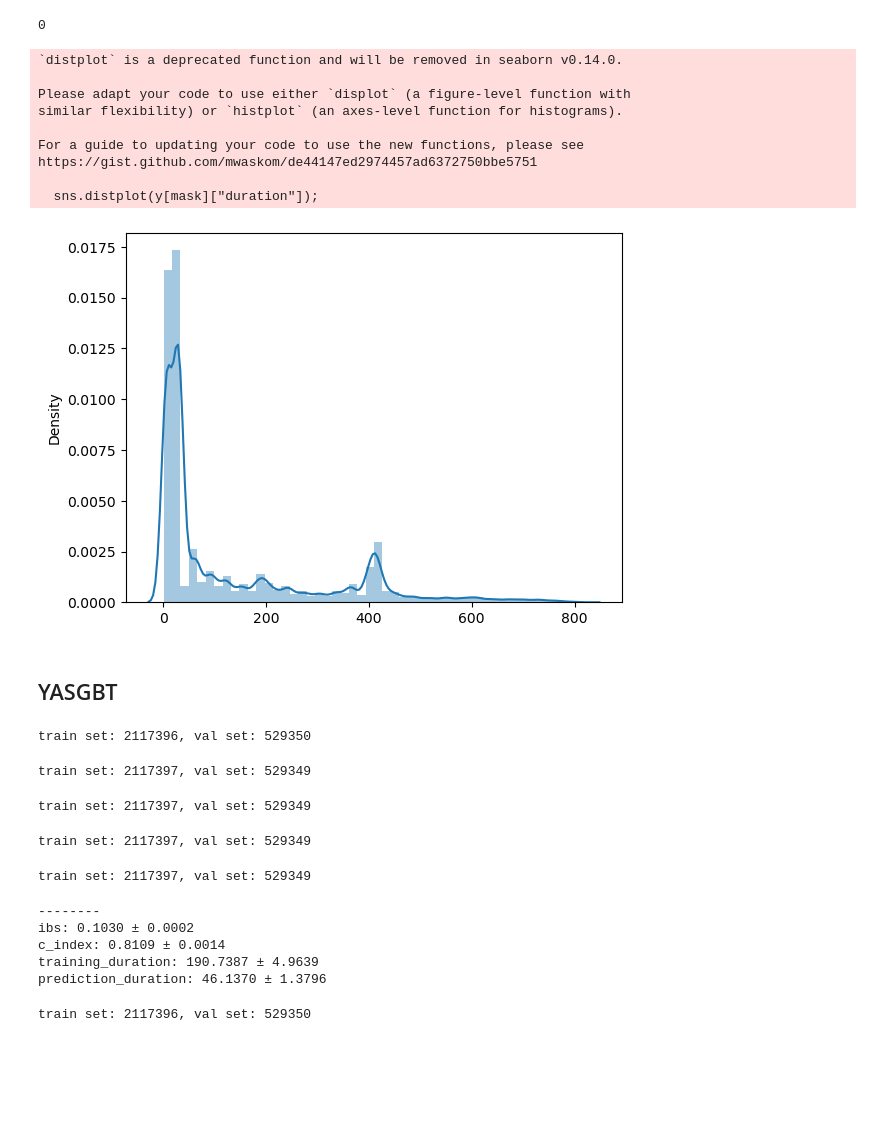
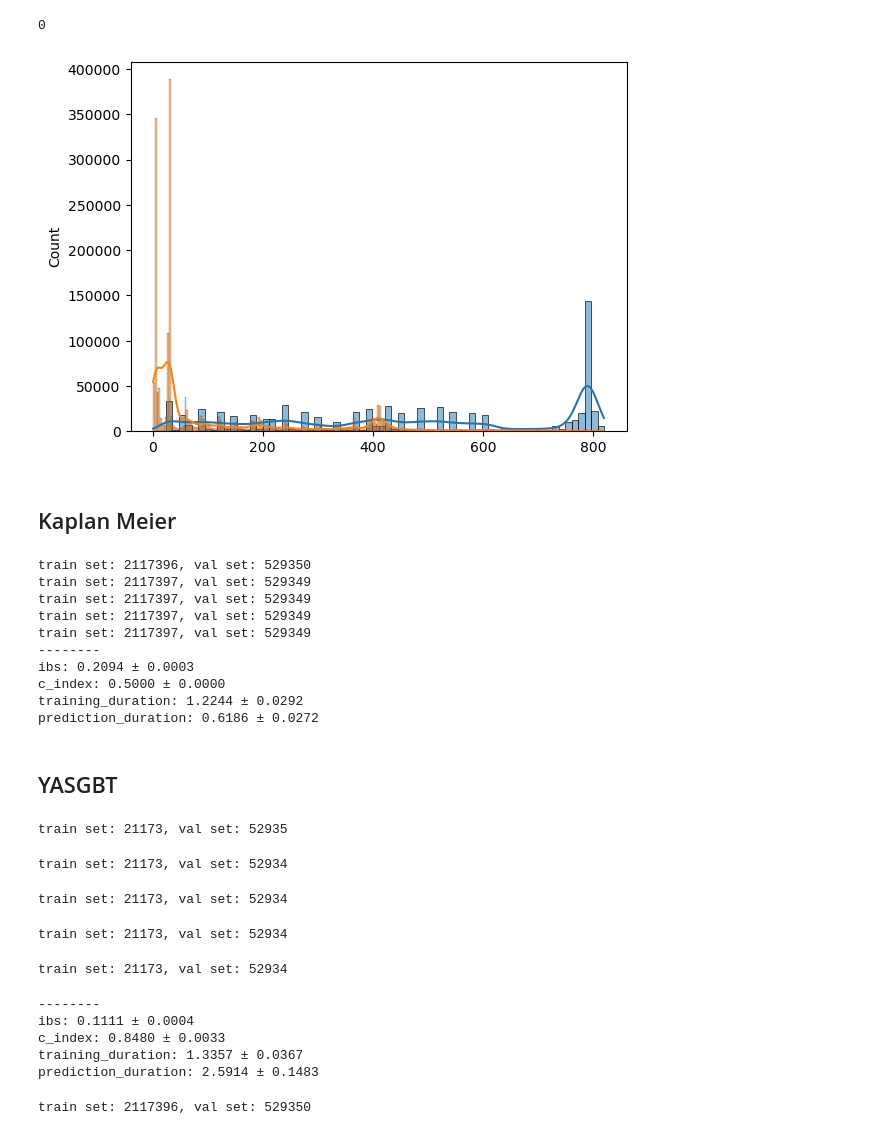
Before and after one commit to soda-inria/survival-analysis-benchmark, a Jupyter notebook: notebooks/kkbox_cv_benchmark.ipynb, the cells around one changed output. Saved outputs shown, nothing was run; the diff lists cells and outputs as text; code cells hidden in the pictures; blank space fills up the shorter version.

```diff
--- a/notebooks/kkbox_cv_benchmark.ipynb
+++ b/notebooks/kkbox_cv_benchmark.ipynb
@@ -98,43 +95,58 @@ covariates.isna().sum().sum()
 from sksurv.datasets import get_x_y
 
 X, y = get_x_y(covariates, ("event", "duration"), pos_label=1)
-# %%
-import seaborn as sns
-
-mask = np.where(y["event"] == 1)
-sns.distplot(y[mask]["duration"]);
-# %% [output]
-`distplot` is a deprecated function and will be removed in seaborn v0.14.0.
-
-Please adapt your code to use either `displot` (a figure-level function with
-similar flexibility) or `histplot` (an axes-level function for histograms).
-
-For a guide to updating your code to use the new functions, please see
-https://gist.github.com/mwaskom/de44147ed2974457ad6372750bbe5751
-
-  sns.distplot(y[mask]["duration"]);
-[figure, removed]
+# %%
+import warnings
+import seaborn as sns
+
+mask = np.where(y["event"] == 0)
+ax = sns.histplot(y[mask]["duration"], kde=True);
+
+mask = np.where(y["event"] == 1)
+sns.histplot(y[mask]["duration"], ax=ax, kde=True);
+# %% [output]
+[figure, added]
+# %% [markdown]
+## Kaplan Meier
+# %%
+from models.kaplan_meier import KaplanMeier
+from model_selection.cross_validation import run_cv
+
+km = KaplanMeier()
+run_cv(X, y, km)
+# %% [output]
+train set: 2117396, val set: 529350
+train set: 2117397, val set: 529349
+train set: 2117397, val set: 529349
+train set: 2117397, val set: 529349
+train set: 2117397, val set: 529349
+--------
+ibs: 0.2094 ± 0.0003
+c_index: 0.5000 ± 0.0000
+training_duration: 1.2244 ± 0.0292
+prediction_duration: 0.6186 ± 0.0272
 # %% [markdown]
 ## YASGBT
 # %%
-from models.yasgbt import YASGBT
+from models.yasgbt import YASGBTClassifier
 from model_selection.cross_validation import run_cv
 
-yasgbt = YASGBT(
+yasgbt = YASGBTClassifier(
     sampling_strategy="uniform",
-    n_iter=50,
+    n_iter=20,
     show_progressbar=True,
+    random_state=42,
 )
-yasgbt.name = "YASGBT-uniform"
-run_cv(X, y, yasgbt)
+yasgbt.name = "YASGBTClassifier-downsampled"
+run_cv(X, y, yasgbt, subsample_train=0.01, subsample_val=0.1)
 # %% [output]
-train set: 2117396, val set: 529350
+train set: 21173, val set: 52935
-train set: 2117397, val set: 529349
+train set: 21173, val set: 52934
-train set: 2117397, val set: 529349
+train set: 21173, val set: 52934
-train set: 2117397, val set: 529349
+train set: 21173, val set: 52934
-train set: 2117397, val set: 529349
+train set: 21173, val set: 52934
 --------
-ibs: 0.1030 ± 0.0002
-c_index: 0.8109 ± 0.0014
-training_duration: 190.7387 ± 4.9639
-prediction_duration: 46.1370 ± 1.3796
+ibs: 0.1111 ± 0.0004
+c_index: 0.8480 ± 0.0033
+training_duration: 1.3357 ± 0.0367
+prediction_duration: 2.5914 ± 0.1483
```
Also changed, not shown: parts of 17 cells of this notebook, 9 other files.
